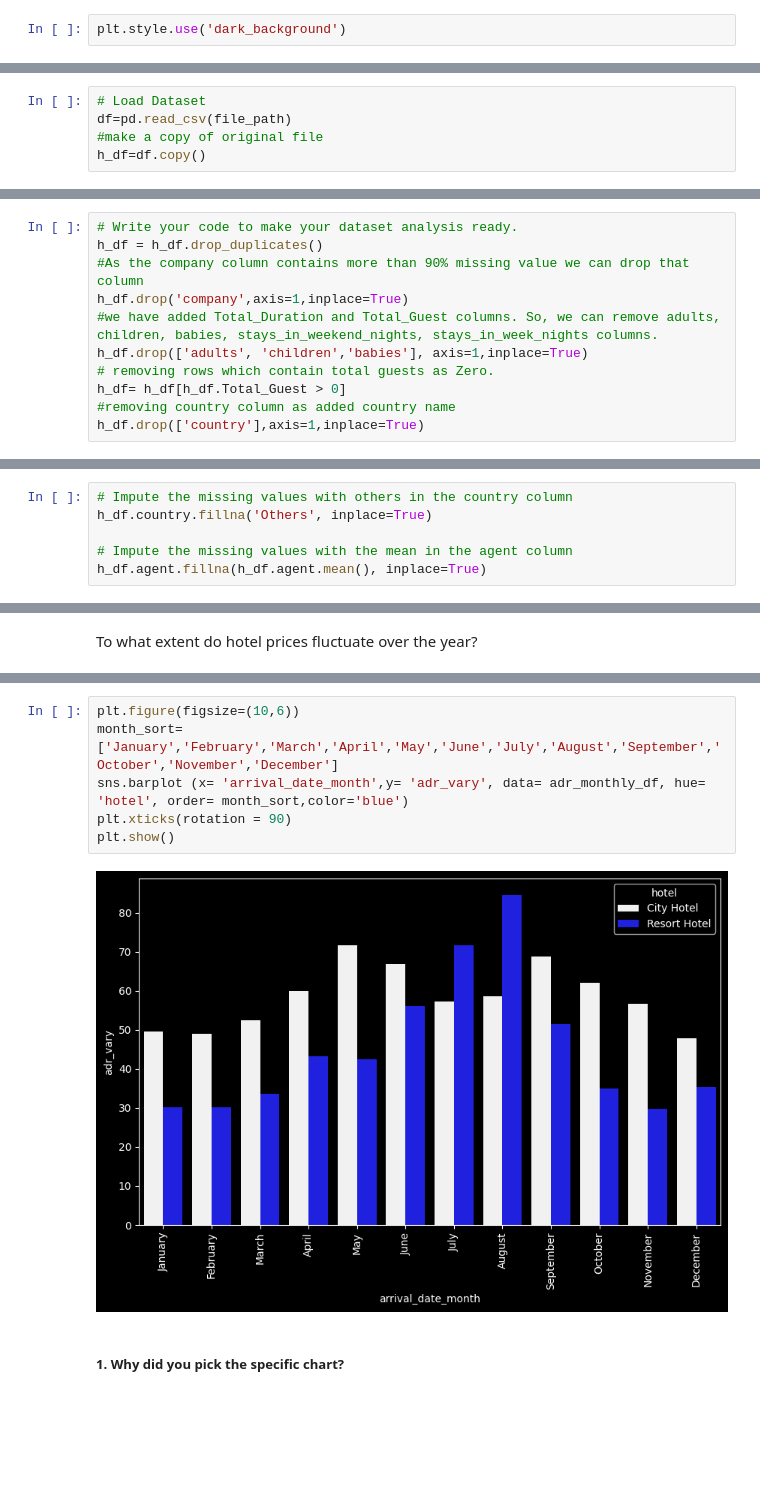
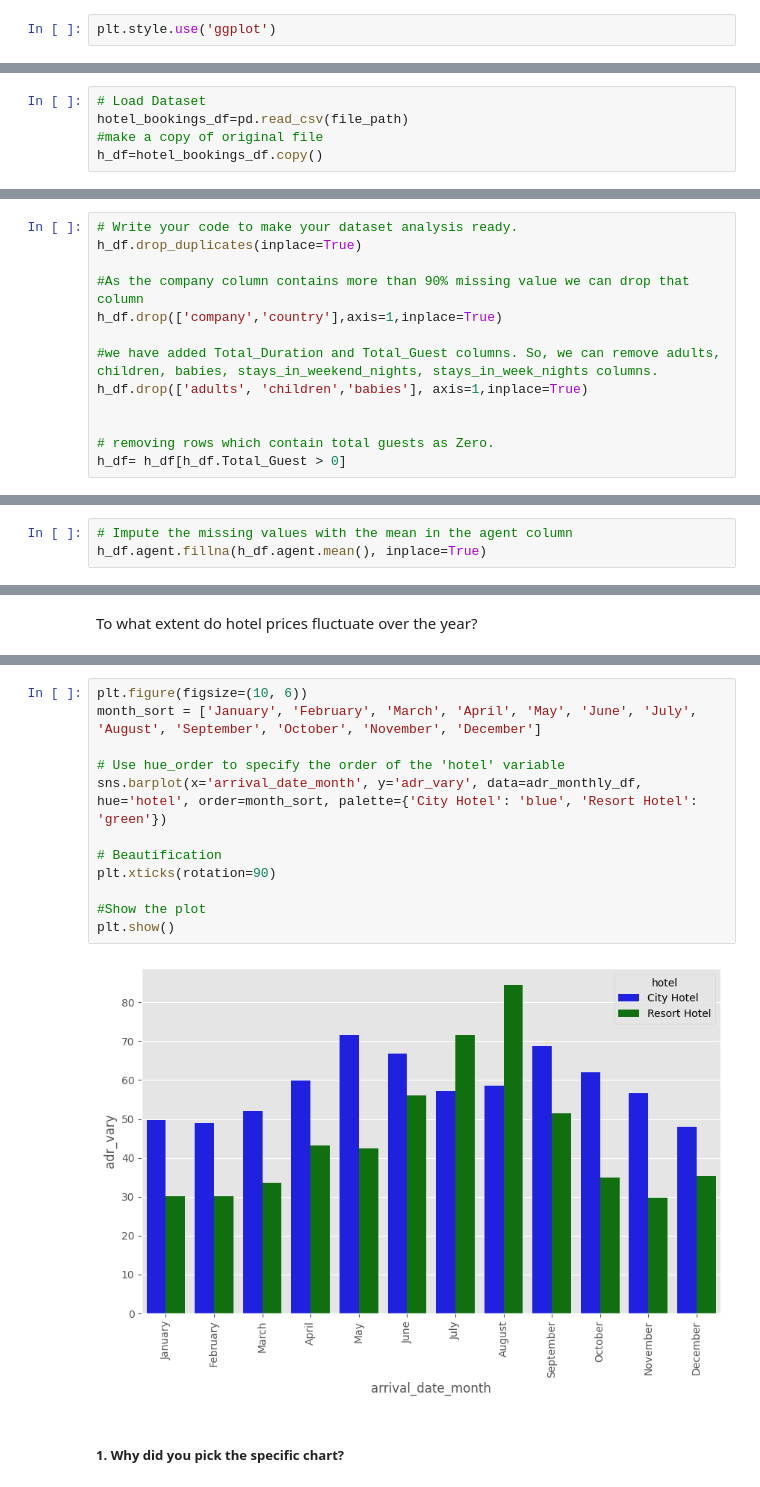
Before and after one commit to mohitwagishorg/Eda-project, a Jupyter notebook: Main_An_EDA_of_Hotel_Booking_Trends.ipynb, the cells around one changed output, grey strips where cells are left out. Saved outputs shown, nothing was run; the diff lists cells and outputs as text; blank space fills up the shorter version.

```diff
--- a/Main_An_EDA_of_Hotel_Booking_Trends.ipynb
+++ b/Main_An_EDA_of_Hotel_Booking_Trends.ipynb
@@ -97,5 +106,5 @@ import numpy as np
 # %%
-plt.style.use('dark_background')
+plt.style.use('ggplot')
 # %% [markdown]
 ### Dataset Loading
 # %%
@@ -109,9 +118,9 @@ Mounted at /content/drive
 file_path="/content/drive/MyDrive/Hotel Bookings.csv"
 # %%
 # Load Dataset
-df=pd.read_csv(file_path)
+hotel_bookings_df=pd.read_csv(file_path)
 #make a copy of original file
-h_df=df.copy()
+h_df=hotel_bookings_df.copy()
 # %% [markdown]
 ### Dataset First View
 # %%
@@ -498,12 +504,14 @@ h_df['country_name'] = h_df['country'].apply(get_country_name)
 ###Dropping duplicate and irrelevant rows
 # %%
 # Write your code to make your dataset analysis ready.
-h_df = h_df.drop_duplicates()
+h_df.drop_duplicates(inplace=True)
+
 #As the company column contains more than 90% missing value we can drop that column
-h_df.drop('company',axis=1,inplace=True)
+h_df.drop(['company','country'],axis=1,inplace=True)
+
 #we have added Total_Duration and Total_Guest columns. So, we can remove adults, children, babies, stays_in_weekend_nights, stays_in_week_nights columns.
 h_df.drop(['adults', 'children','babies'], axis=1,inplace=True)
+
+
 # removing rows which contain total guests as Zero.
 h_df= h_df[h_df.Total_Guest > 0]
-#removing country column as added country name
-h_df.drop(['country'],axis=1,inplace=True)
@@ -519,9 +518,6 @@ See the caveats in the documentation: https://pandas.pydata.org/pandas-docs/stab
 # %% [markdown]
 ###Handling Missing values
 # %%
-# Impute the missing values with others in the country column
-h_df.country.fillna('Others', inplace=True)
-
 # Impute the missing values with the mean in the agent column
 h_df.agent.fillna(h_df.agent.mean(), inplace=True)
 # %%
@@ -843,13 +856,19 @@ adr_monthly_df
 | 22 | Resort Hotel | October | 34.924071 |
 | 23 | Resort Hotel | September | 51.431142 |
 # %%
-plt.figure(figsize=(10,6))
-month_sort= ['January','February','March','April','May','June','July','August','September','October','November','December']
-sns.barplot (x= 'arrival_date_month',y= 'adr_vary', data= adr_monthly_df, hue= 'hotel', order= month_sort,color='blue')
-plt.xticks(rotation = 90)
+plt.figure(figsize=(10, 6))
+month_sort = ['January', 'February', 'March', 'April', 'May', 'June', 'July', 'August', 'September', 'October', 'November', 'December']
+
+# Use hue_order to specify the order of the 'hotel' variable
+sns.barplot(x='arrival_date_month', y='adr_vary', data=adr_monthly_df, hue='hotel', order=month_sort, palette={'City Hotel': 'blue', 'Resort Hotel': 'green'})
+
+# Beautification
+plt.xticks(rotation=90)
+
+#Show the plot
 plt.show()
 # %% [output]
-[figure, old version]
+[figure, new version]
 # %% [markdown]
 ##### 1. Why did you pick the specific chart?
 # %% [markdown]
```
Also changed, not shown: parts of 32 cells of this notebook.
